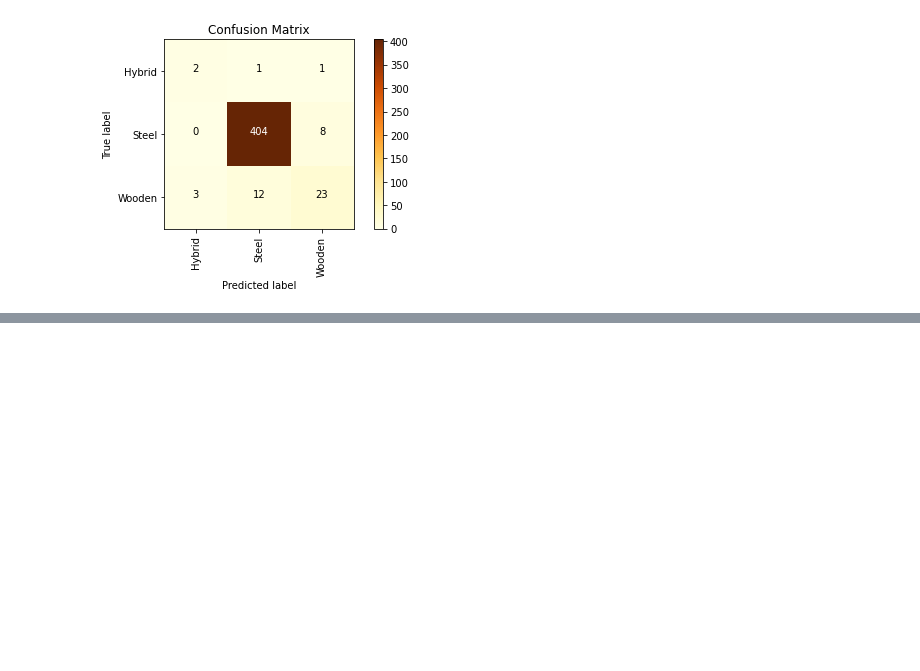
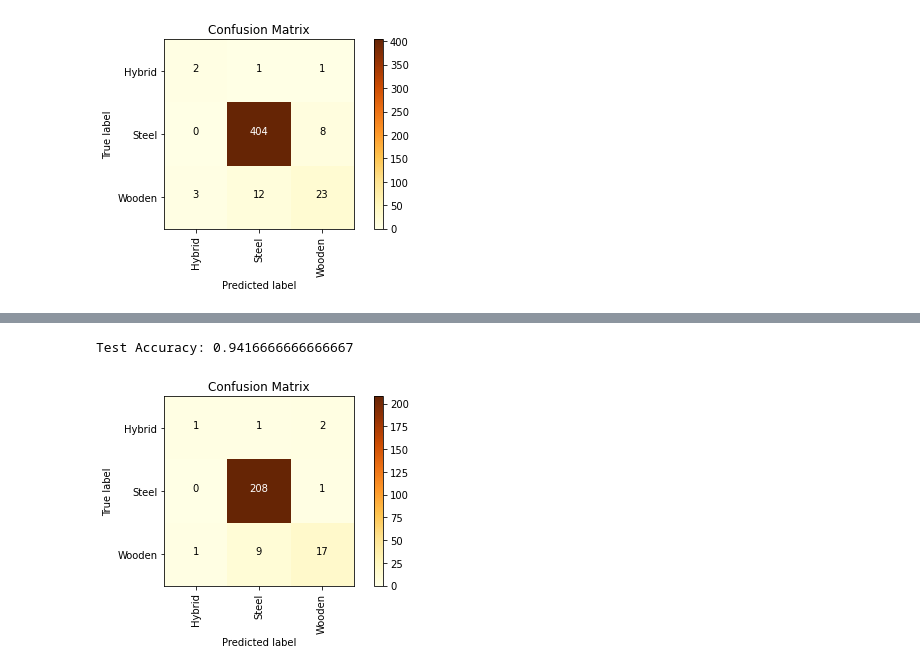
Before and after one commit to damienmha/coaster-classification, a Jupyter notebook: roller_coaster.ipynb, the cells around one changed output, grey strips where cells are left out. Cells and saved outputs as stored; diff of their text form; code cells hidden in the pictures; blank space fills up the shorter version.

```diff
--- a/roller_coaster.ipynb
+++ b/roller_coaster.ipynb
@@ -554,0 +615,5 @@ Train Accuracy: 0.9559471365638766
+# %%
+le = LabelEncoder()
+df2['target'] = le.fit_transform(df2['material_type'])
+df2 = df2.drop(columns = ['material_type'])
+df2.head()
@@ -554,0 +631,5 @@ Train Accuracy: 0.9559471365638766
+# %%
+y = df2['target']
+x = df2.drop(['target'],axis = 1)
+# %%
+train_raw, test_raw, target, target_test = train_test_split(x, y, test_size = 0.2, stratify = y, random_state=0)
@@ -554,0 +692,22 @@ Train Accuracy: 0.9559471365638766
+# %%
+# K-Nearest Neighbors
+predicted = pipeline['knn'].predict(test)
+
+accuracy = accuracy_score(target_test, predicted)
+
+print("Accuracy:", accuracy)
+
+n_values = [1, 2, 3, 5, 7, 9, 10, 20, 50]
+accuracies = []
+
+for n in n_values:
+    knn = KNeighborsClassifier(n_neighbors=n)
+    knn.fit(train, target)
+
+    predicted = knn.predict(test)
+
+    accuracy = accuracy_score(target_test, predicted)
+    accuracies.append(accuracy)
+
+for n, accuracy in zip(n_values, accuracies):
+    print(f"n_neighbors = {n}: Accuracy = {accuracy}")
@@ -554,0 +725,14 @@ Train Accuracy: 0.9559471365638766
+# %%
+# Logistic Regression
+logreg = LogisticRegression()
+logreg.fit(train, target)
+
+predicted = logreg.predict(test)
+
+accuracy = accuracy_score(target_test, predicted)
+print("Test Accuracy:", accuracy)
+
+draw_confusion_matrix(target_test, predicted, classes = ['Hybrid', 'Steel', 'Wooden'])
+# %% [output]
+Test Accuracy: 0.9416666666666667
+[figure, added]
```
Also changed, not shown: parts of 30 cells of this notebook.
